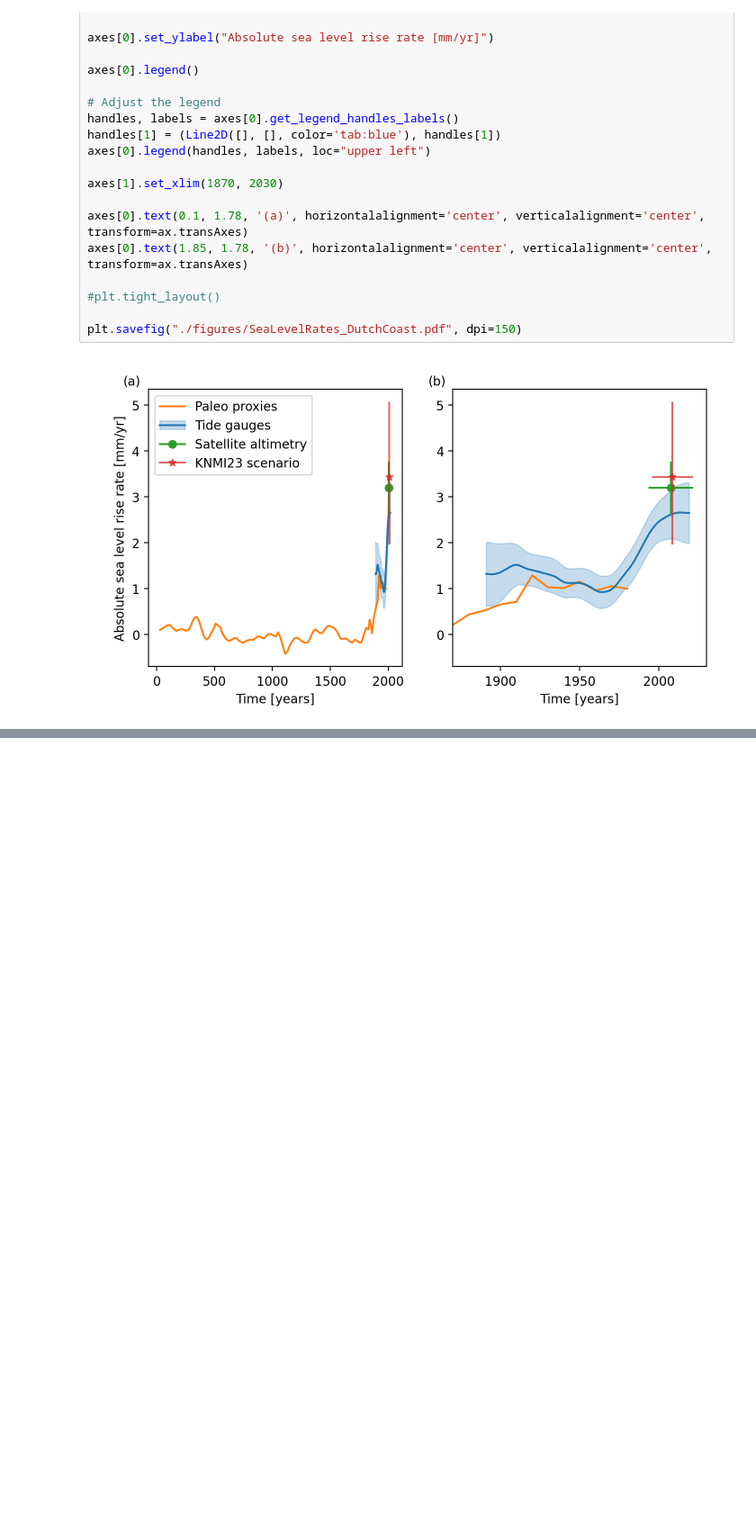
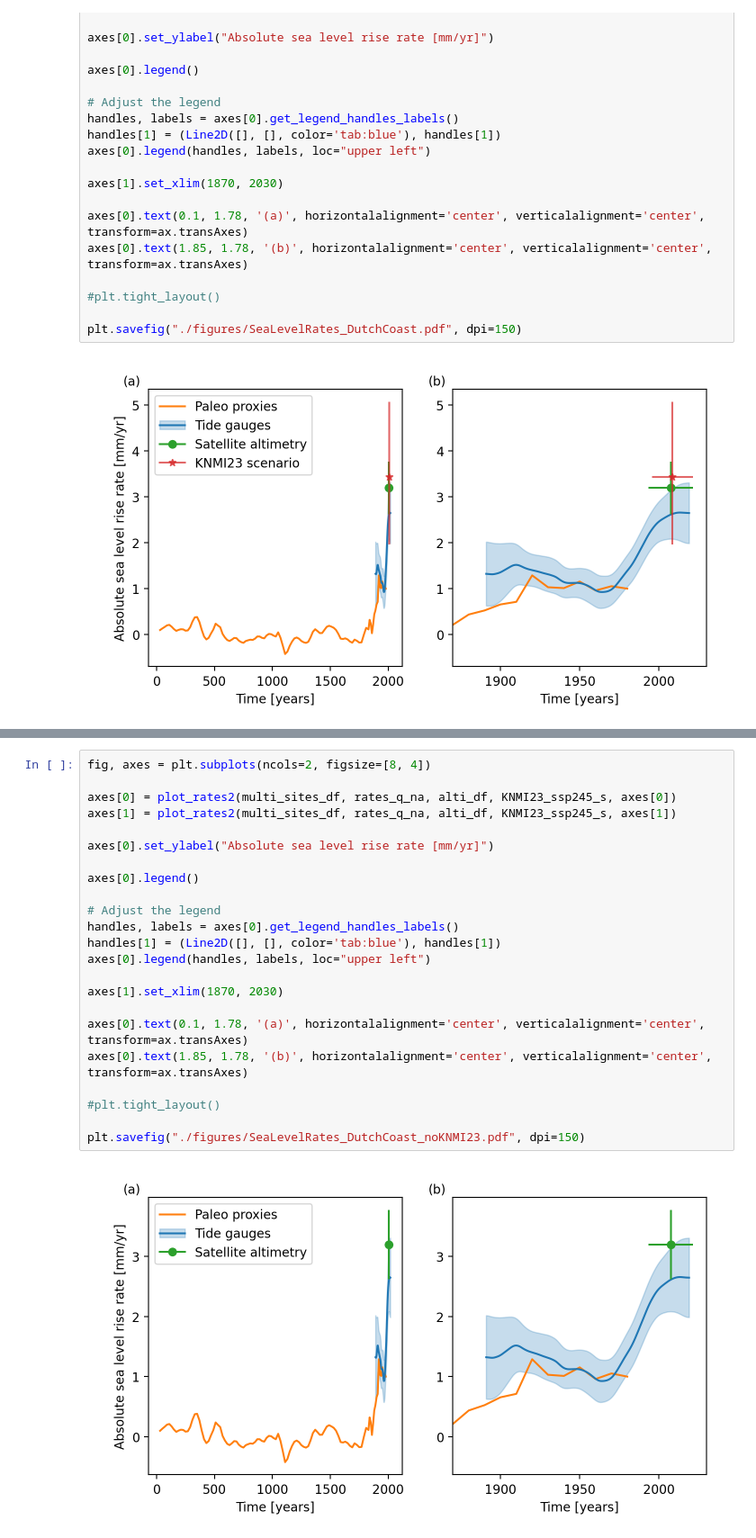
Before and after one commit to KNMI-sealevel/KNMI23_SeaLevelScenarios, a Jupyter notebook: SeaLevelRates.ipynb, the cells around one changed output, grey strips where cells are left out. Shown: that part at 90% size. Cells and saved outputs as stored; diff of their text form; blank space fills up the shorter version.

```diff
--- a/SeaLevelRates.ipynb
+++ b/SeaLevelRates.ipynb
@@ -500,0 +536,25 @@ plt.savefig("./figures/SeaLevelRates_DutchCoast.pdf", dpi=150)
+# %%
+fig, axes = plt.subplots(ncols=2, figsize=[8, 4])
+
+axes[0] = plot_rates2(multi_sites_df, rates_q_na, alti_df, KNMI23_ssp245_s, axes[0])
+axes[1] = plot_rates2(multi_sites_df, rates_q_na, alti_df, KNMI23_ssp245_s, axes[1])
+
+axes[0].set_ylabel("Absolute sea level rise rate [mm/yr]")
+
+axes[0].legend()
+
+# Adjust the legend
+handles, labels = axes[0].get_legend_handles_labels()
+handles[1] = (Line2D([], [], color='tab:blue'), handles[1])
+axes[0].legend(handles, labels, loc="upper left")
+
+axes[1].set_xlim(1870, 2030)
+
+axes[0].text(0.1, 1.78, '(a)', horizontalalignment='center', verticalalignment='center', transform=ax.transAxes)
+axes[0].text(1.85, 1.78, '(b)', horizontalalignment='center', verticalalignment='center', transform=ax.transAxes)
+
+#plt.tight_layout()
+
+plt.savefig("./figures/SeaLevelRates_DutchCoast_noKNMI23.pdf", dpi=150)
+# %% [output]
+[figure, added]
```
Also changed, not shown: parts of 2 cells of this notebook, 1 other file.
